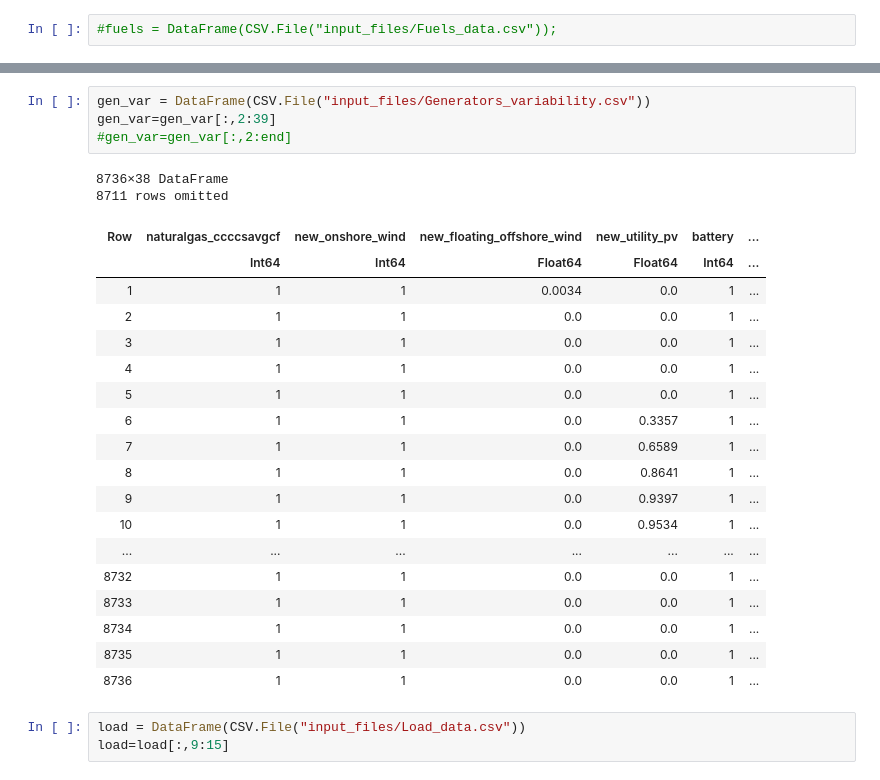
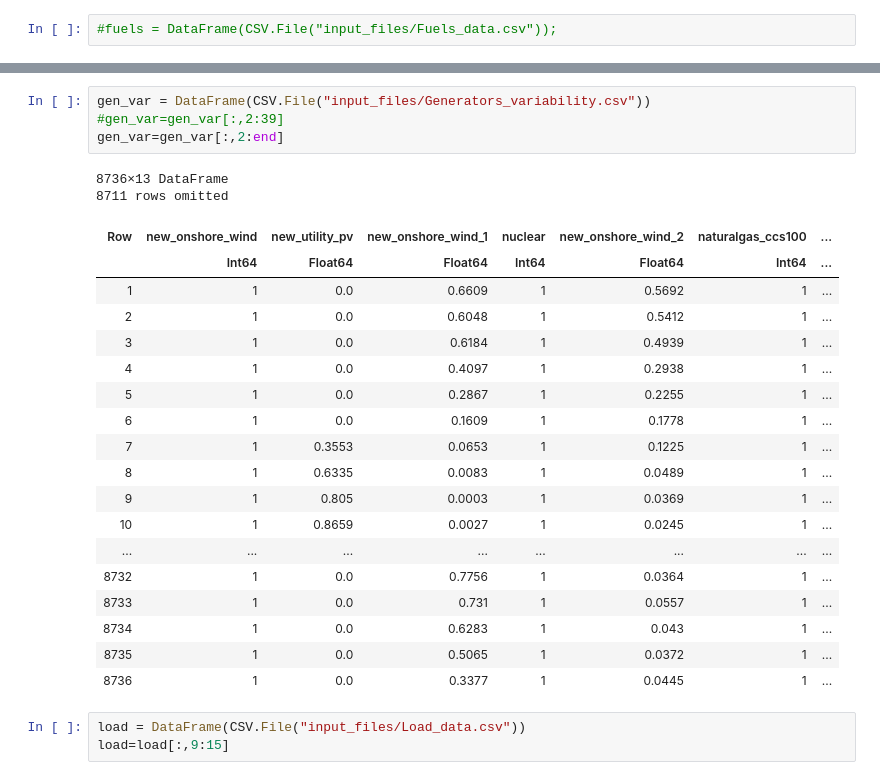
Before and after one commit to RPereira98/Coursework, a Jupyter notebook: Coursework_part2.ipynb, the cells around one changed output, grey strips where cells are left out. Saved outputs shown, nothing was run; the diff lists cells and outputs as text.

```diff
--- a/Coursework_part2.ipynb
+++ b/Coursework_part2.ipynb
@@ -69,28 +65,28 @@ generators = DataFrame(CSV.File("input_files/Generators_data.csv"))
 # %%
 gen_var = DataFrame(CSV.File("input_files/Generators_variability.csv"))
-gen_var=gen_var[:,2:39]
-#gen_var=gen_var[:,2:end]
+#gen_var=gen_var[:,2:39]
+gen_var=gen_var[:,2:end]
 # %% [output]
-8736×38 DataFrame
+8736×13 DataFrame
 8711 rows omitted
-| Row | naturalgas_ccccsavgcf | new_onshore_wind | new_floating_offshore_wind | new_utility_pv | battery | ... |
-|  | Int64 | Int64 | Float64 | Float64 | Int64 | ... |
-| 1 | 1 | 1 | 0.0034 | 0.0 | 1 | ... |
-| 2 | 1 | 1 | 0.0 | 0.0 | 1 | ... |
-| 3 | 1 | 1 | 0.0 | 0.0 | 1 | ... |
-| 4 | 1 | 1 | 0.0 | 0.0 | 1 | ... |
-| 5 | 1 | 1 | 0.0 | 0.0 | 1 | ... |
-| 6 | 1 | 1 | 0.0 | 0.3357 | 1 | ... |
-| 7 | 1 | 1 | 0.0 | 0.6589 | 1 | ... |
-| 8 | 1 | 1 | 0.0 | 0.8641 | 1 | ... |
-| 9 | 1 | 1 | 0.0 | 0.9397 | 1 | ... |
-| 10 | 1 | 1 | 0.0 | 0.9534 | 1 | ... |
-| ... | ... | ... | ... | ... | ... | ... |
-| 8732 | 1 | 1 | 0.0 | 0.0 | 1 | ... |
-| 8733 | 1 | 1 | 0.0 | 0.0 | 1 | ... |
-| 8734 | 1 | 1 | 0.0 | 0.0 | 1 | ... |
-| 8735 | 1 | 1 | 0.0 | 0.0 | 1 | ... |
-| 8736 | 1 | 1 | 0.0 | 0.0 | 1 | ... |
+| Row | new_onshore_wind | new_utility_pv | new_onshore_wind_1 | nuclear | new_onshore_wind_2 | naturalgas_ccs100 | ... |
+|  | Int64 | Float64 | Float64 | Int64 | Float64 | Int64 | ... |
+| 1 | 1 | 0.0 | 0.6609 | 1 | 0.5692 | 1 | ... |
+| 2 | 1 | 0.0 | 0.6048 | 1 | 0.5412 | 1 | ... |
+| 3 | 1 | 0.0 | 0.6184 | 1 | 0.4939 | 1 | ... |
+| 4 | 1 | 0.0 | 0.4097 | 1 | 0.2938 | 1 | ... |
+| 5 | 1 | 0.0 | 0.2867 | 1 | 0.2255 | 1 | ... |
+| 6 | 1 | 0.0 | 0.1609 | 1 | 0.1778 | 1 | ... |
+| 7 | 1 | 0.3553 | 0.0653 | 1 | 0.1225 | 1 | ... |
+| 8 | 1 | 0.6335 | 0.0083 | 1 | 0.0489 | 1 | ... |
+| 9 | 1 | 0.805 | 0.0003 | 1 | 0.0369 | 1 | ... |
+| 10 | 1 | 0.8659 | 0.0027 | 1 | 0.0245 | 1 | ... |
+| ... | ... | ... | ... | ... | ... | ... | ... |
+| 8732 | 1 | 0.0 | 0.7756 | 1 | 0.0364 | 1 | ... |
+| 8733 | 1 | 0.0 | 0.731 | 1 | 0.0557 | 1 | ... |
+| 8734 | 1 | 0.0 | 0.6283 | 1 | 0.043 | 1 | ... |
+| 8735 | 1 | 0.0 | 0.5065 | 1 | 0.0372 | 1 | ... |
+| 8736 | 1 | 0.0 | 0.3377 | 1 | 0.0445 | 1 | ... |
 # %%
 load = DataFrame(CSV.File("input_files/Load_data.csv"))
 load=load[:,9:15]
```
Also changed, not shown: parts of 16 cells of this notebook.
